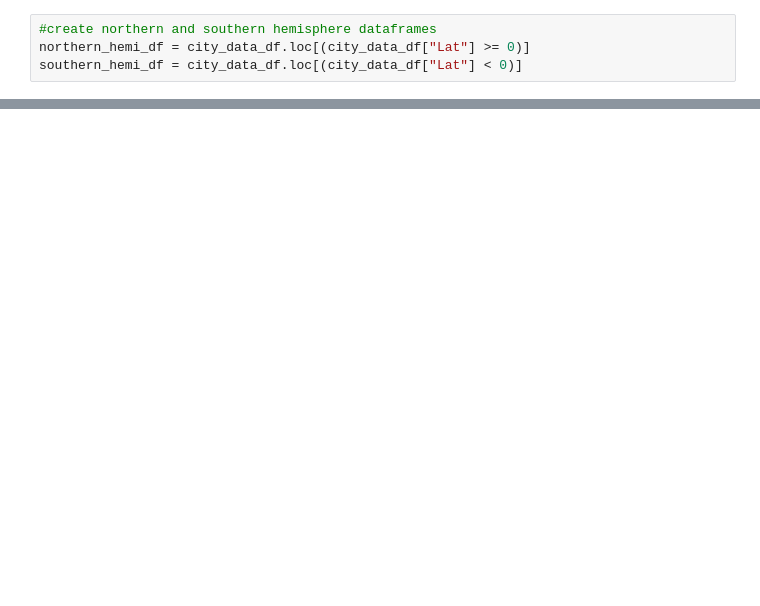
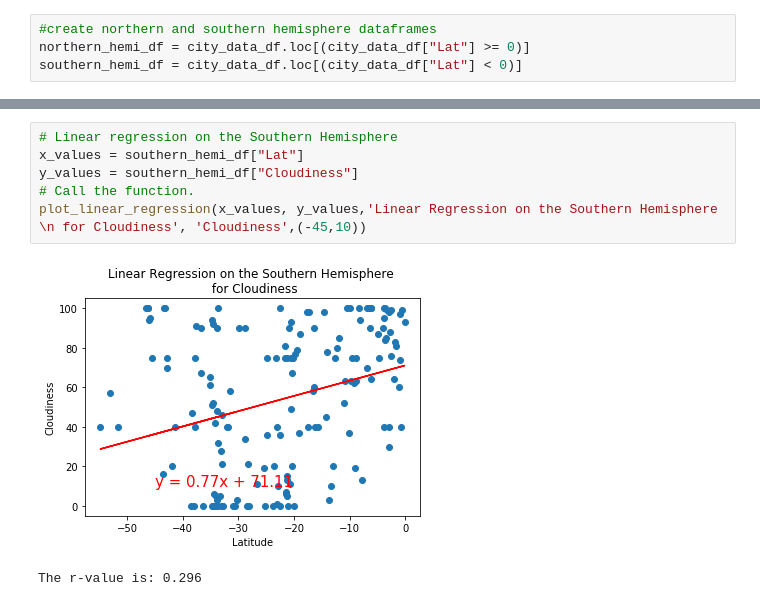
Before and after one commit to aramaswami/World_Weather_Analysis, a Jupyter notebook: WeatherPy.ipynb, the cells around one changed output, grey strips where cells are left out. Cells and saved outputs as stored; diff of their text form; blank space fills up the shorter version.

```diff
--- a/WeatherPy.ipynb
+++ b/WeatherPy.ipynb
@@ -379,0 +394,9 @@ plot_linear_regression(x_values, y_values,'Linear Regression on the Southern Hem
+# %%
+# Linear regression on the Southern Hemisphere
+x_values = southern_hemi_df["Lat"]
+y_values = southern_hemi_df["Cloudiness"]
+# Call the function.
+plot_linear_regression(x_values, y_values,'Linear Regression on the Southern Hemisphere \n for Cloudiness', 'Cloudiness',(-45,10))
+# %% [output]
+[figure, added]
+The r-value is: 0.296
```
Also changed, not shown: parts of 22 cells of this notebook.
